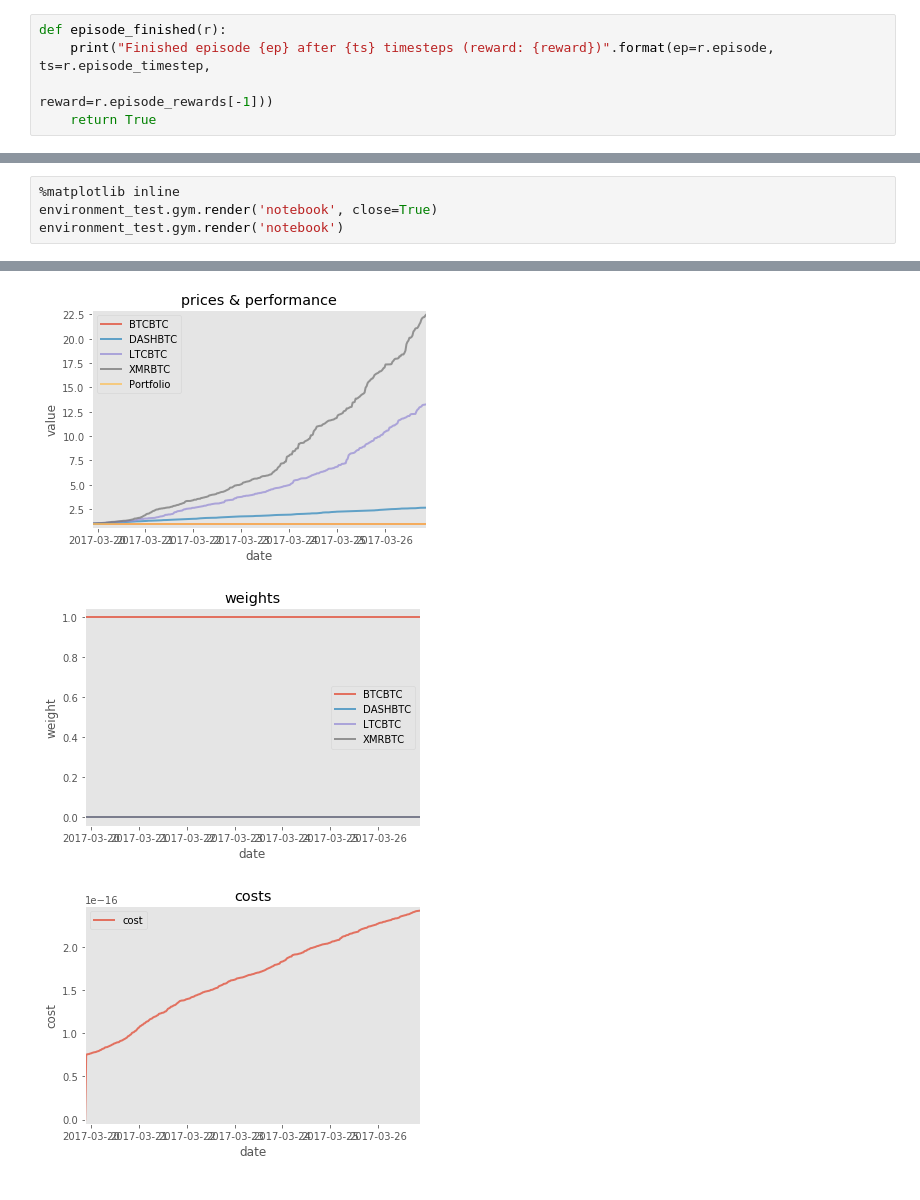
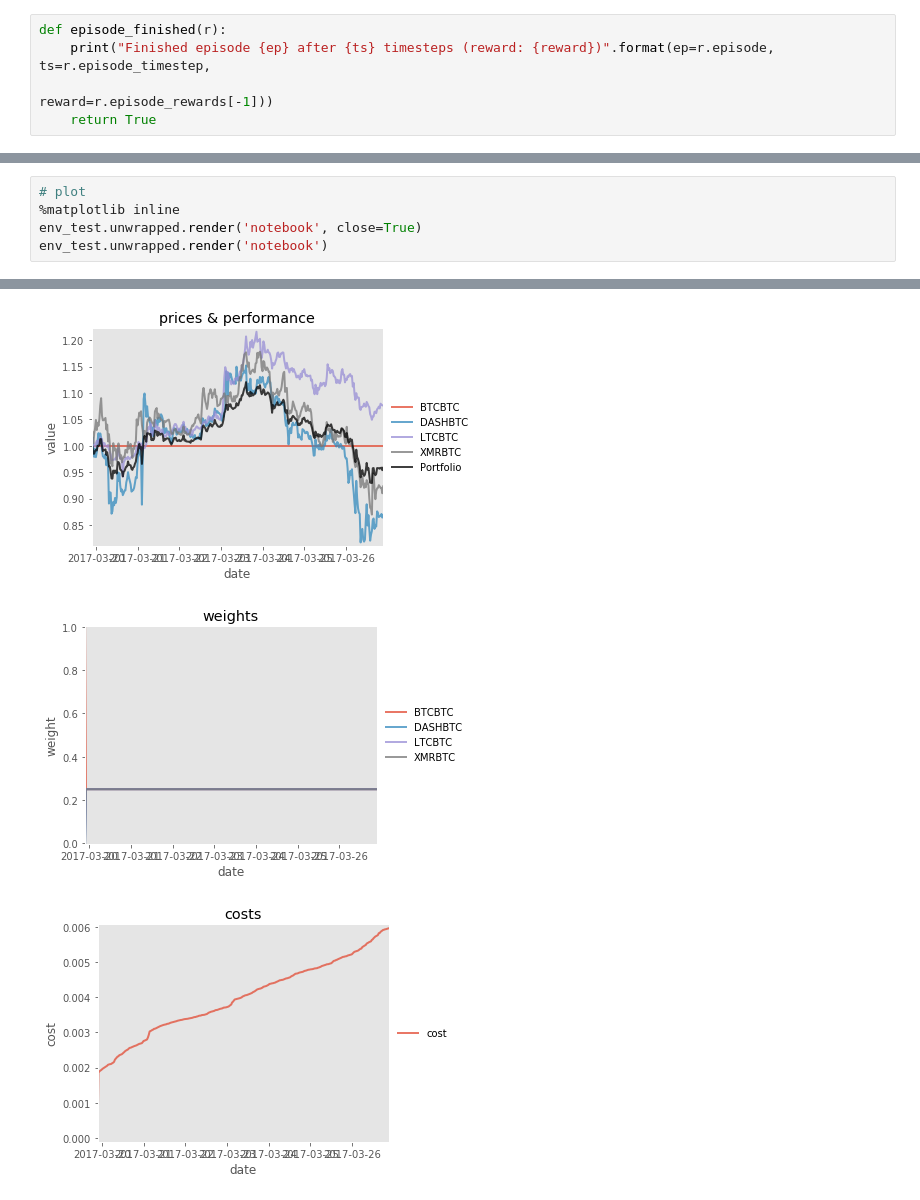
Before and after one commit to wassname/rl-portfolio-management, a Jupyter notebook: tensorforce-PPO-IEET.ipynb, the cells around one changed output, grey strips where cells are left out. Saved outputs shown, nothing was run; the diff lists cells and outputs as text.

Commit message:
update notebooks, add pytorch version

```diff
--- a/tensorforce-PPO-IEET.ipynb
+++ b/tensorforce-PPO-IEET.ipynb
@@ -503,6 +488,7 @@ TypeError: Fetch argument None has invalid type <class 'NoneType'>
 # %%
+# plot
 %matplotlib inline
-environment_test.gym.render('notebook', close=True)
-environment_test.gym.render('notebook')
+env_test.unwrapped.render('notebook', close=True)
+env_test.unwrapped.render('notebook')
 # %% [output]
 WARNING:root:The liveplot callback only work when matplotlib is using the nbAgg backend. Execute 'matplotlib.use('nbAgg', force=True)'' or '%matplotlib notebook'
@@ -514,3 +500,3 @@ WARNING:root:The liveplot callback only work when matplotlib is using the nbAgg
-[figure, old version]
+[figure, new version]
-[figure, old version]
+[figure, new version]
-[figure, old version]
+[figure, new version]
```
Also changed, not shown: parts of 11 cells of this notebook, 1 other file.
